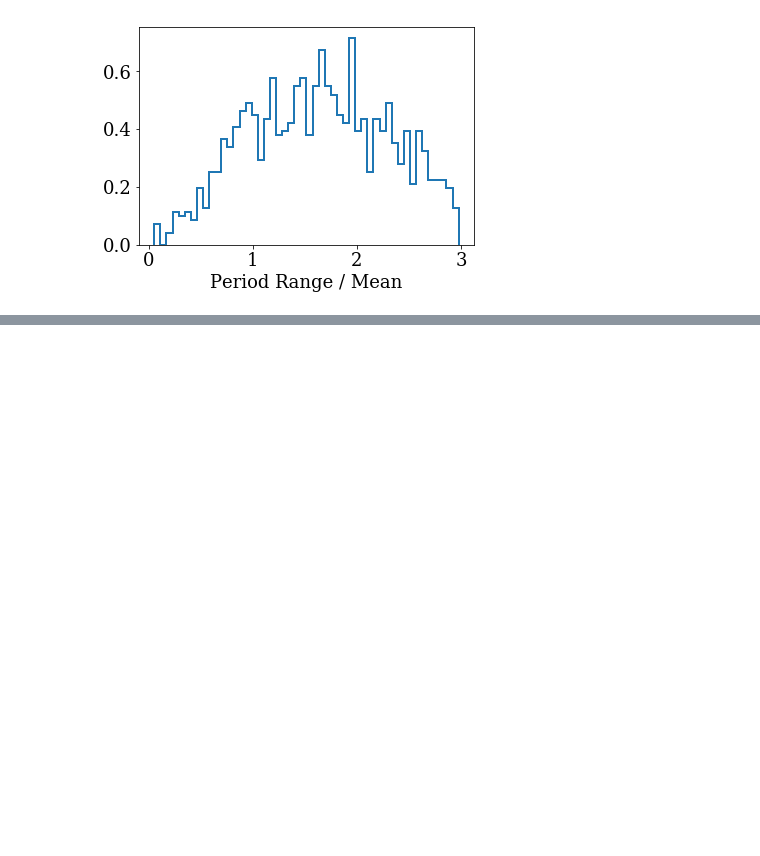
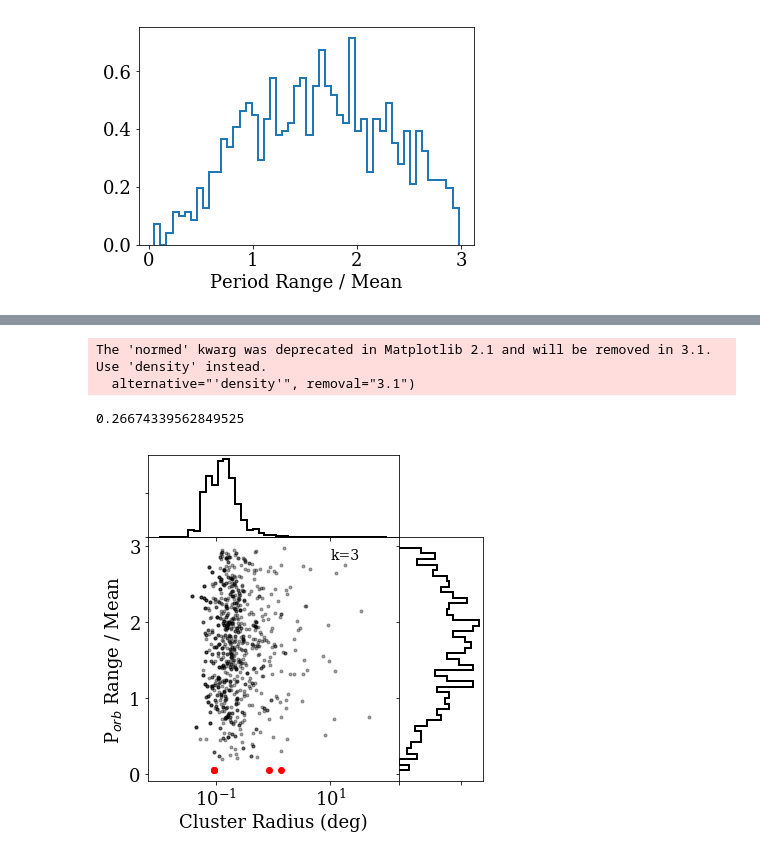
Before and after one commit to StellarCartography/survey_seti, a Jupyter notebook: code/Kepler_periods.ipynb, the cells around one changed output, grey strips where cells are left out. Drawn from its saved outputs; the diff is of its cells as text; code cells hidden in the pictures; blank space fills up the shorter version.

```diff
--- a/code/Kepler_periods.ipynb
+++ b/code/Kepler_periods.ipynb
@@ -158,9 +226,14 @@ Text(0.5, 0, 'Period Range / Mean')
 for j in range(len(huh2)):
     print()
     print(metric[huh2[j]])
+#     df['pl_hostname'][Kok][kind[ds[huh],:]]
     print(df['pl_hostname'].values[Kok][kind[ds[huh2[j]],:]])
     print('periods:', kpers[ds,:][huh2[j]])
-    print('separations:', kdist[ds,:][huh2[j]])
+#     print('separations:', kdist[ds,:][huh2[j]])
+    print('radius:', define_circle(df['ra'].values[Kok][kind[ds[huh2[j]],:]],
+                                   df['dec'].values[Kok][kind[ds[huh2[j]],:]])[1])
+    print('separations', compute_seps(df['ra'].values[Kok][kind[ds[huh2[j]],:]],
+                                          df['dec'].values[Kok][kind[ds[huh2[j]],:]]))
 # %% [output]
 0.05128275394719673
 ['Kepler-1295' 'Kepler-1612' 'Kepler-612']
@@ -182 +263,8 @@ separations: [0.         0.29625566 0.3017662 ]
+# %%
+# compute the radii of circles going thru the k=3 cluster of points
+rads = np.zeros(len(ds))
+seps = np.zeros(len(ds))
+for j in range(len(ds)):
+    rads[j] = define_circle(df['ra'].values[Kok][kind[ds[j],:]], df['dec'].values[Kok][kind[ds[j],:]])[1]
+    seps[j] = np.nanmean(compute_seps(df['ra'].values[Kok][kind[ds[j],:]], df['dec'].values[Kok][kind[ds[j],:]]))
 # %%
@@ -215,0 +300,40 @@ plt.savefig('../figures/Kplanets.pdf', dpi=150, bbox_inches='tight', pad_inches=
+# %%
+# fig based on example: https://jakevdp.github.io/PythonDataScienceHandbook/04.08-multiple-subplots.html
+
+# Set up the axes with gridspec
+fig = plt.figure(figsize=(6, 6))
+grid = plt.GridSpec(4, 4, hspace=0., wspace=0.)
+main_ax = fig.add_subplot(grid[1:,:-1])
+y_hist = fig.add_subplot(grid[1:,-1], sharey=main_ax, xticklabels=[])
+x_hist = fig.add_subplot(grid[0,:-1], sharex=main_ax, yticklabels=[])
+
+x_hist.xaxis.set_tick_params(labelbottom=False)
+y_hist.yaxis.set_tick_params(labelbottom=False)
+
+# scatter points on the main axes
+main_ax.plot(rads, metric,
+             alpha=0.35, markersize=3, marker='o', linestyle='none', c='k')
+
+main_ax.plot(rads[huh2], metric[huh2],
+             alpha=1, markersize=6, marker='o', linestyle='none', c='r')
+
+main_ax.set_xlabel('Cluster Radius (deg)')
+main_ax.set_ylabel('P$_{orb}$ Range / Mean')
+main_ax.set_xscale('log')
+
+# histograms on the attached axes
+_ = x_hist.hist(rads[np.isfinite(rads)], bins=np.logspace(-2,2,40),
+                histtype='step', orientation='vertical', normed=True, lw=2, color='k')
+_ = y_hist.hist(metric[np.isfinite(rads)], 40, histtype='step', orientation='horizontal', normed=True,
+                lw=2, color='k')
+
+main_ax.text(10 , max(metric)-0.15 ,'k='+str(k), fontsize=14)
+
+# plt.savefig('../figures/./Kplanets.pdf', dpi=150, bbox_inches='tight', pad_inches=0.25)
+
+print(np.nanmedian(rads))
+# %% [output]
+The 'normed' kwarg was deprecated in Matplotlib 2.1 and will be removed in 3.1. Use 'density' instead.
+  alternative="'density'", removal="3.1")
+0.26674339562849525
+[figure, added]
```
Also changed, not shown: parts of 17 cells of this notebook, 2 other files.
